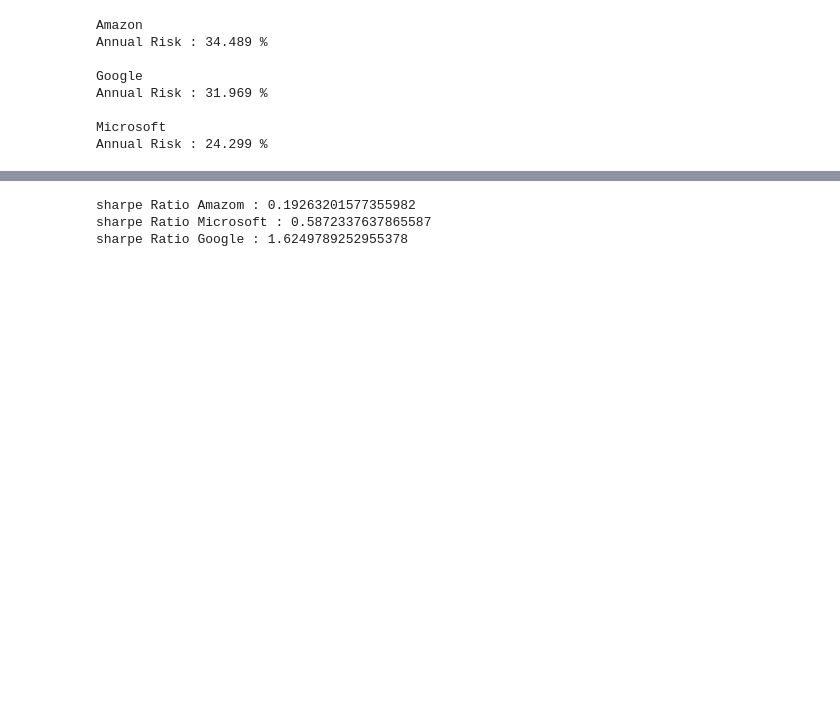
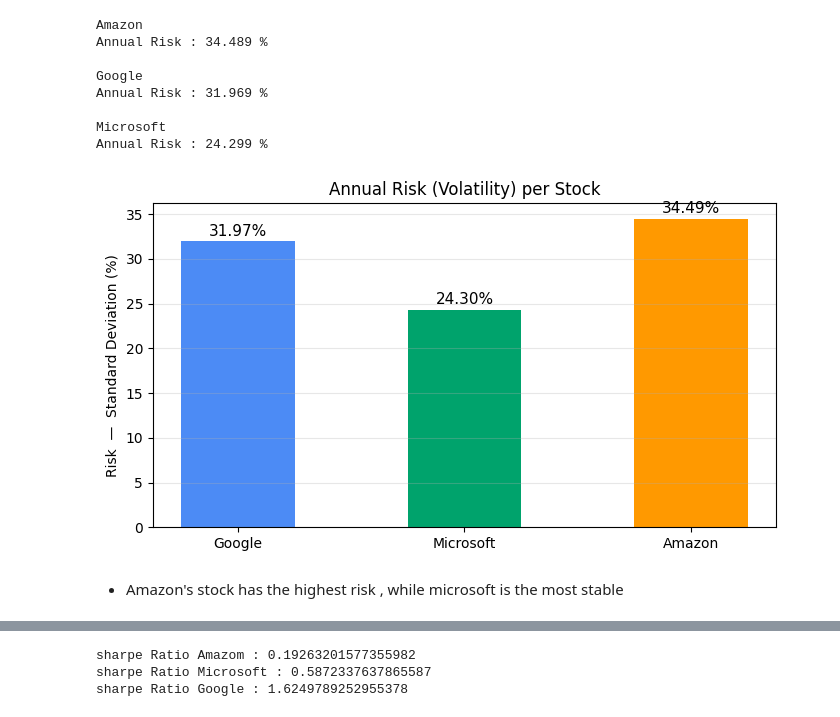
Before and after one commit to dawoodafzal62138/My-ML-Journey, a Jupyter notebook: Phase 2/Projects/Stock Return Risk Analyzer/main.ipynb, the cells around one changed output, grey strips where cells are left out. Saved outputs shown, nothing was run; the diff lists cells and outputs as text; code cells hidden in the pictures; blank space fills up the shorter version.

```diff
--- a/Phase 2/Projects/Stock Return Risk Analyzer/main.ipynb
+++ b/Phase 2/Projects/Stock Return Risk Analyzer/main.ipynb
@@ -89,3 +222,25 @@ Annual Risk : 31.969 %
 
 Microsoft
 Annual Risk : 24.299 %
+# %%
+values = [risk_google * 100,
+          risk_microsoft * 100,
+          risk_amazon * 100]
+
+fig, ax = plt.subplots(figsize=(7, 4))
+bars = ax.bar(tickers, values, color=colors, width=0.5)
+
+for bar, val in zip(bars, values):
+    ax.text(bar.get_x() + bar.get_width() / 2,
+            bar.get_height() + 0.3,
+            f'{val:.2f}%', ha='center', va='bottom', fontsize=11)
+
+ax.set_title('Annual Risk (Volatility) per Stock')
+ax.set_ylabel('Risk  —  Standard Deviation (%)')
+ax.grid(axis='y', alpha=0.3)
+plt.tight_layout()
+plt.show()
+# %% [output]
+[figure, added]
+# %% [markdown]
+- Amazon's stock has the highest risk  , while microsoft is the most stable
```
Also changed, not shown: parts of 16 cells of this notebook.
